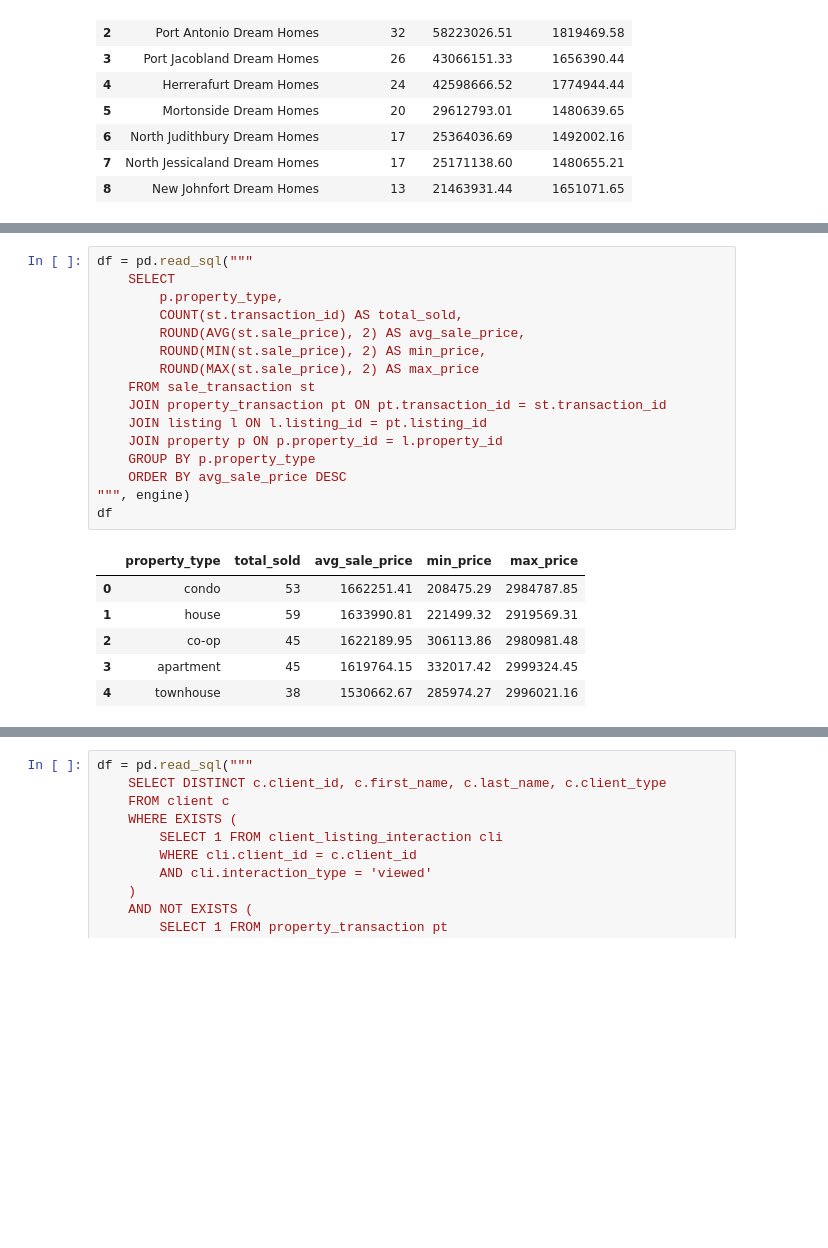
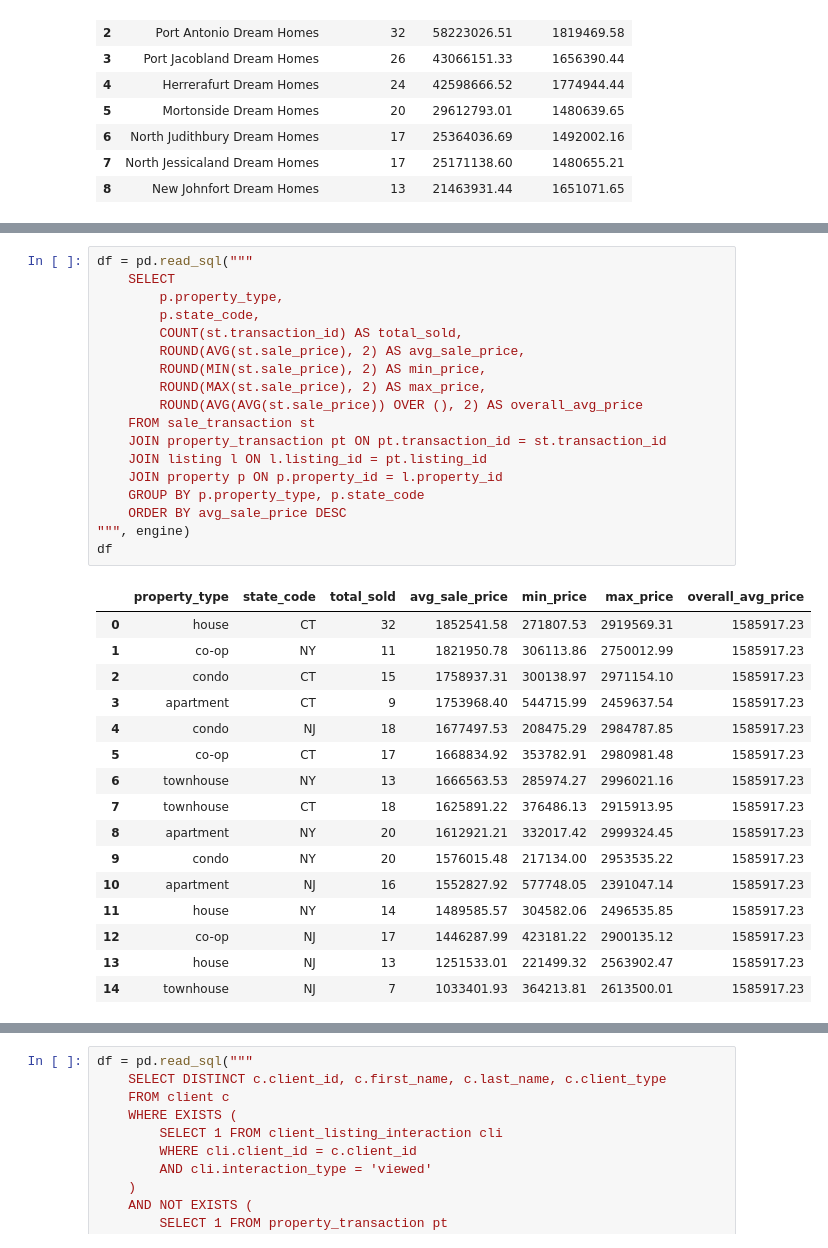
Before and after one commit to jamesgao0528/dream-homes-nyc, a Jupyter notebook: 03_queries.ipynb, the cells around one changed output, grey strips where cells are left out. Drawn from its saved outputs; the diff is of its cells as text; blank space fills up the shorter version.

```diff
--- a/03_queries.ipynb
+++ b/03_queries.ipynb
@@ -85,24 +88,36 @@ Joins: `sale_transaction` → `property_transaction` → `listing` → `property
 # %%
 df = pd.read_sql("""
     SELECT
         p.property_type,
+        p.state_code,
         COUNT(st.transaction_id) AS total_sold,
         ROUND(AVG(st.sale_price), 2) AS avg_sale_price,
         ROUND(MIN(st.sale_price), 2) AS min_price,
-        ROUND(MAX(st.sale_price), 2) AS max_price
+        ROUND(MAX(st.sale_price), 2) AS max_price,
+        ROUND(AVG(AVG(st.sale_price)) OVER (), 2) AS overall_avg_price
     FROM sale_transaction st
     JOIN property_transaction pt ON pt.transaction_id = st.transaction_id
     JOIN listing l ON l.listing_id = pt.listing_id
     JOIN property p ON p.property_id = l.property_id
-    GROUP BY p.property_type
+    GROUP BY p.property_type, p.state_code
     ORDER BY avg_sale_price DESC
 """, engine)
 df
 # %% [output]
-|  | property_type | total_sold | avg_sale_price | min_price | max_price |
-| 0 | condo | 53 | 1662251.41 | 208475.29 | 2984787.85 |
-| 1 | house | 59 | 1633990.81 | 221499.32 | 2919569.31 |
-| 2 | co-op | 45 | 1622189.95 | 306113.86 | 2980981.48 |
-| 3 | apartment | 45 | 1619764.15 | 332017.42 | 2999324.45 |
-| 4 | townhouse | 38 | 1530662.67 | 285974.27 | 2996021.16 |
+|  | property_type | state_code | total_sold | avg_sale_price | min_price | max_price | overall_avg_price |
+| 0 | house | CT | 32 | 1852541.58 | 271807.53 | 2919569.31 | 1585917.23 |
+| 1 | co-op | NY | 11 | 1821950.78 | 306113.86 | 2750012.99 | 1585917.23 |
+| 2 | condo | CT | 15 | 1758937.31 | 300138.97 | 2971154.10 | 1585917.23 |
+| 3 | apartment | CT | 9 | 1753968.40 | 544715.99 | 2459637.54 | 1585917.23 |
+| 4 | condo | NJ | 18 | 1677497.53 | 208475.29 | 2984787.85 | 1585917.23 |
+| 5 | co-op | CT | 17 | 1668834.92 | 353782.91 | 2980981.48 | 1585917.23 |
+| 6 | townhouse | NY | 13 | 1666563.53 | 285974.27 | 2996021.16 | 1585917.23 |
+| 7 | townhouse | CT | 18 | 1625891.22 | 376486.13 | 2915913.95 | 1585917.23 |
+| 8 | apartment | NY | 20 | 1612921.21 | 332017.42 | 2999324.45 | 1585917.23 |
+| 9 | condo | NY | 20 | 1576015.48 | 217134.00 | 2953535.22 | 1585917.23 |
+| 10 | apartment | NJ | 16 | 1552827.92 | 577748.05 | 2391047.14 | 1585917.23 |
+| 11 | house | NY | 14 | 1489585.57 | 304582.06 | 2496535.85 | 1585917.23 |
+| 12 | co-op | NJ | 17 | 1446287.99 | 423181.22 | 2900135.12 | 1585917.23 |
+| 13 | house | NJ | 13 | 1251533.01 | 221499.32 | 2563902.47 | 1585917.23 |
+| 14 | townhouse | NJ | 7 | 1033401.93 | 364213.81 | 2613500.01 | 1585917.23 |
 # %% [markdown]
```
Also changed, not shown: parts of 15 cells of this notebook.
